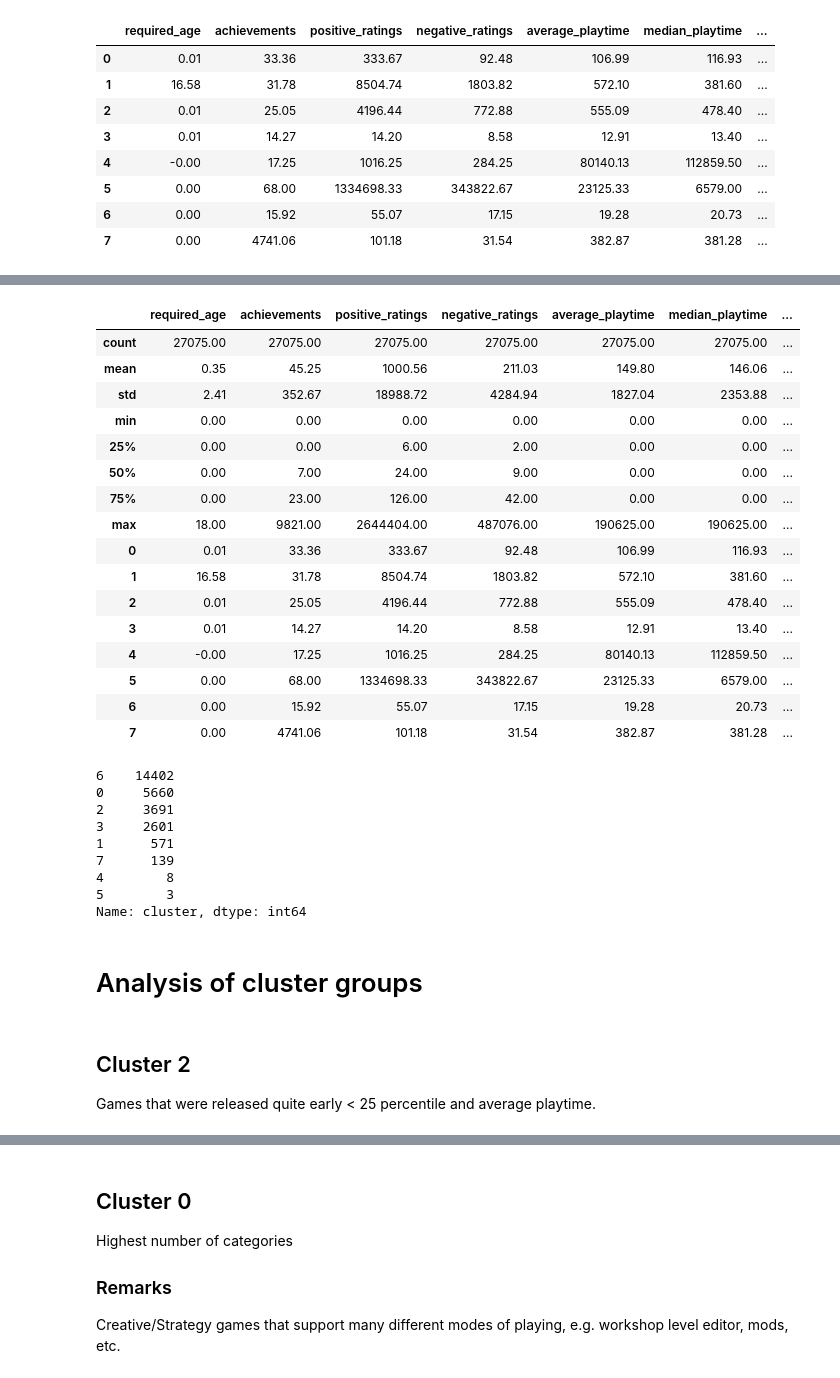
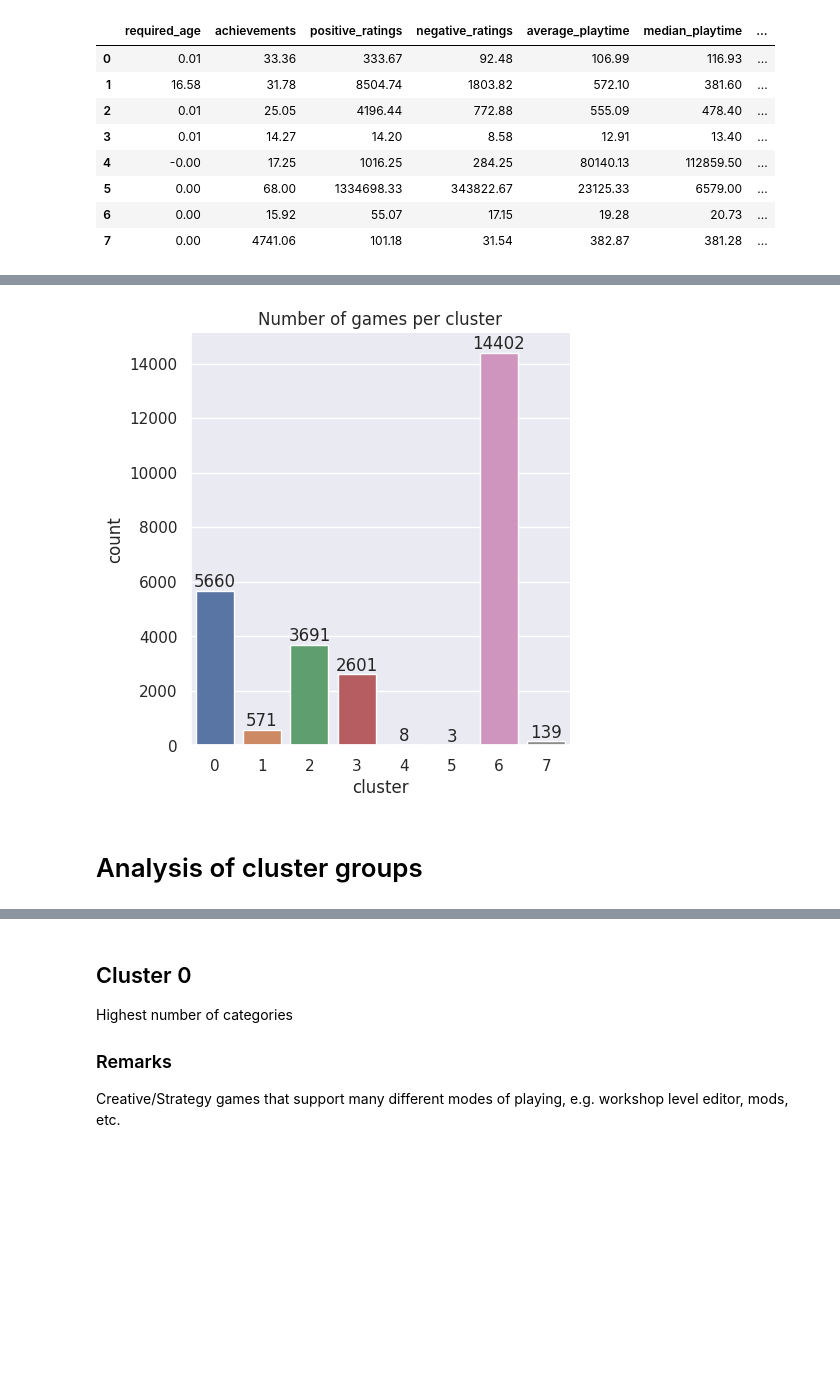
Before and after one commit to nefelibata28/usg, a Jupyter notebook: notebooks/data_cleaning.ipynb, the cells around one changed output, grey strips where cells are left out. Cells and saved outputs as stored; diff of their text form; code cells hidden in the pictures; blank space fills up the shorter version.

```diff
--- a/notebooks/data_cleaning.ipynb
+++ b/notebooks/data_cleaning.ipynb
@@ -751,0 +762,12 @@ kaggle_steam['cluster'] = y
+# %%
+model = None
+y = None
+if catalog.exists('model@kprototypes@8'):
+    model = catalog.load('model@kprototypes@8')
+    y = catalog.load('labels@kprototypes@8')
+else:
+    model, y = cluster(n=8)
+    catalog.save('model@kprototypes@8', model)
+    catalog.save('labels@kprototypes@8', pd.Series(y, name='cluster'))
+
+kaggle_steam['cluster'] = y
@@ -777,37 +802,9 @@ sb.catplot(data=kaggle_steam, x='cluster', kind='count')
-# %%
-pd.concat([kaggle_steam[numerical+categorical].describe(), c]).round(2)
-# %% [output]
-|  | required_age | achievements | positive_ratings | negative_ratings | average_playtime | median_playtime | ... |
-| count | 27075.00 | 27075.00 | 27075.00 | 27075.00 | 27075.00 | 27075.00 | ... |
-| mean | 0.35 | 45.25 | 1000.56 | 211.03 | 149.80 | 146.06 | ... |
-| std | 2.41 | 352.67 | 18988.72 | 4284.94 | 1827.04 | 2353.88 | ... |
-| min | 0.00 | 0.00 | 0.00 | 0.00 | 0.00 | 0.00 | ... |
-| 25% | 0.00 | 0.00 | 6.00 | 2.00 | 0.00 | 0.00 | ... |
-| 50% | 0.00 | 7.00 | 24.00 | 9.00 | 0.00 | 0.00 | ... |
-| 75% | 0.00 | 23.00 | 126.00 | 42.00 | 0.00 | 0.00 | ... |
-| max | 18.00 | 9821.00 | 2644404.00 | 487076.00 | 190625.00 | 190625.00 | ... |
-| 0 | 0.01 | 33.36 | 333.67 | 92.48 | 106.99 | 116.93 | ... |
-| 1 | 16.58 | 31.78 | 8504.74 | 1803.82 | 572.10 | 381.60 | ... |
-| 2 | 0.01 | 25.05 | 4196.44 | 772.88 | 555.09 | 478.40 | ... |
-| 3 | 0.01 | 14.27 | 14.20 | 8.58 | 12.91 | 13.40 | ... |
-| 4 | -0.00 | 17.25 | 1016.25 | 284.25 | 80140.13 | 112859.50 | ... |
-| 5 | 0.00 | 68.00 | 1334698.33 | 343822.67 | 23125.33 | 6579.00 | ... |
-| 6 | 0.00 | 15.92 | 55.07 | 17.15 | 19.28 | 20.73 | ... |
-| 7 | 0.00 | 4741.06 | 101.18 | 31.54 | 382.87 | 381.28 | ... |
-# %%
-kaggle_steam['cluster'].value_counts()
-# %% [output]
-6    14402
-0     5660
-2     3691
-3     2601
-1      571
-7      139
-4        8
-5        3
-Name: cluster, dtype: int64
+# %%
+ax = sb.catplot(data=kaggle_steam, x='cluster', kind='count').set(title="Number of games per cluster")
+
+for label in ax.fig.gca().containers:
+    ax.fig.gca().bar_label(label)
+# %% [output]
+[figure, added]
 # %% [markdown]
 # Analysis of cluster groups
-# %% [markdown]
-## Cluster 2
-Games that were released quite early < 25 percentile and average playtime.
```
Also changed, not shown: parts of 41 cells of this notebook, 2 other files.
